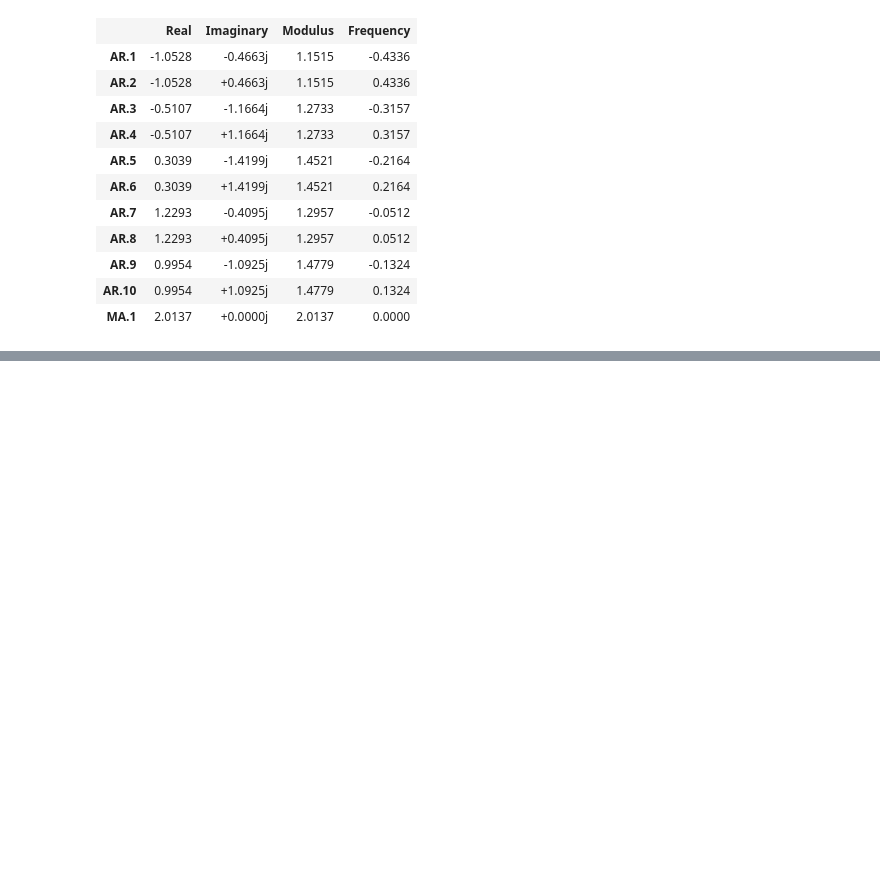
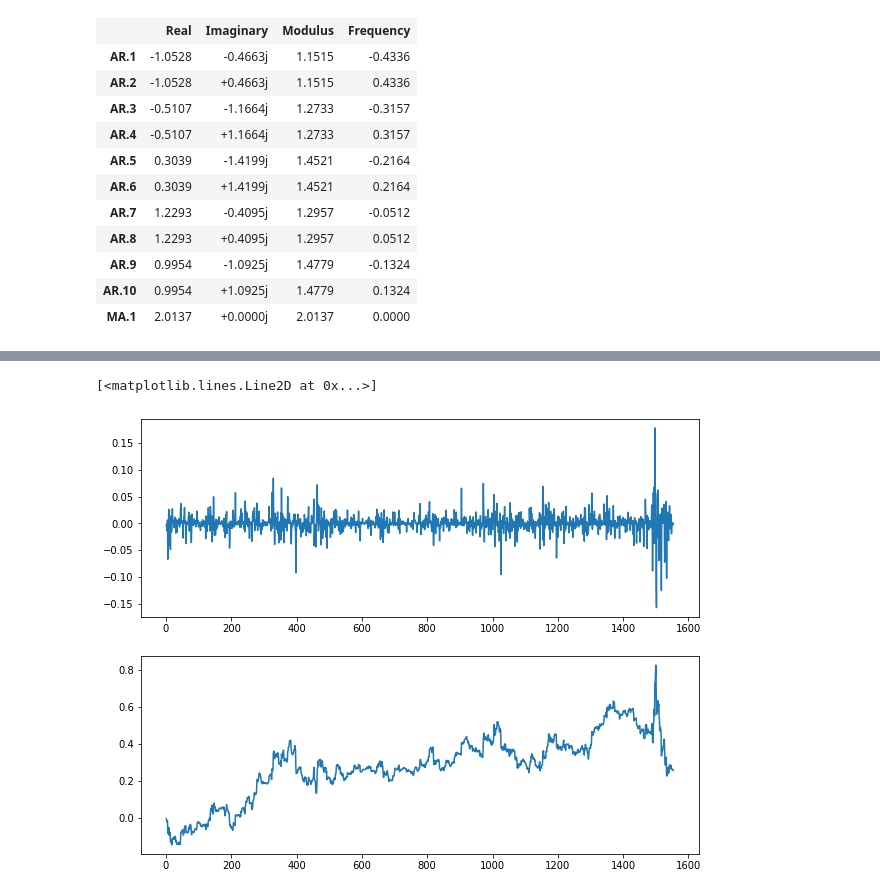
Before and after one commit to ISPlatonov/StockAnalisis_0, a Jupyter notebook: test_intro.ipynb, the cells around one changed output, grey strips where cells are left out. Saved outputs shown, nothing was run; the diff lists cells and outputs as text; code cells hidden in the pictures; blank space fills up the shorter version.

```diff
--- a/test_intro.ipynb
+++ b/test_intro.ipynb
@@ -399,0 +472,15 @@ Roots
+# %%
+google['f'] = np.random.normal(size=len(google))
+google['pnl'] = apple['f'] * google['d_ret']
+google['cumsum'] = np.cumsum(google['pnl'])
+# %%
+fig = plt.figure(figsize=(10,8))
+
+pnl = fig.add_subplot(211)
+plt.plot(google['pnl'])
+
+cumsum = fig.add_subplot(212)
+plt.plot(google['cumsum'])
+# %% [output]
+[<matplotlib.lines.Line2D at 0x...>]
+[figure, added]
```
Also changed, not shown: parts of 12 cells of this notebook.
